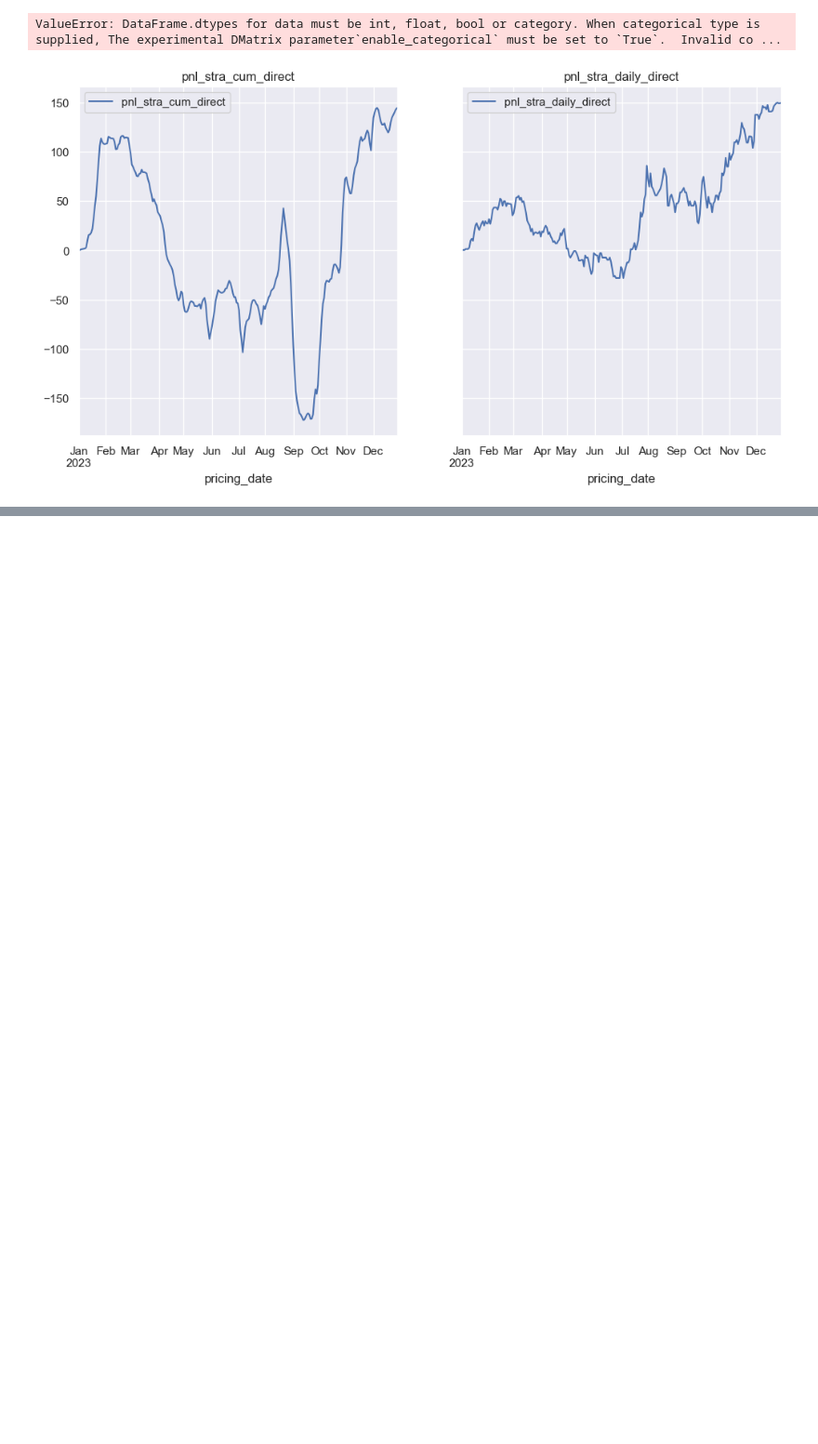
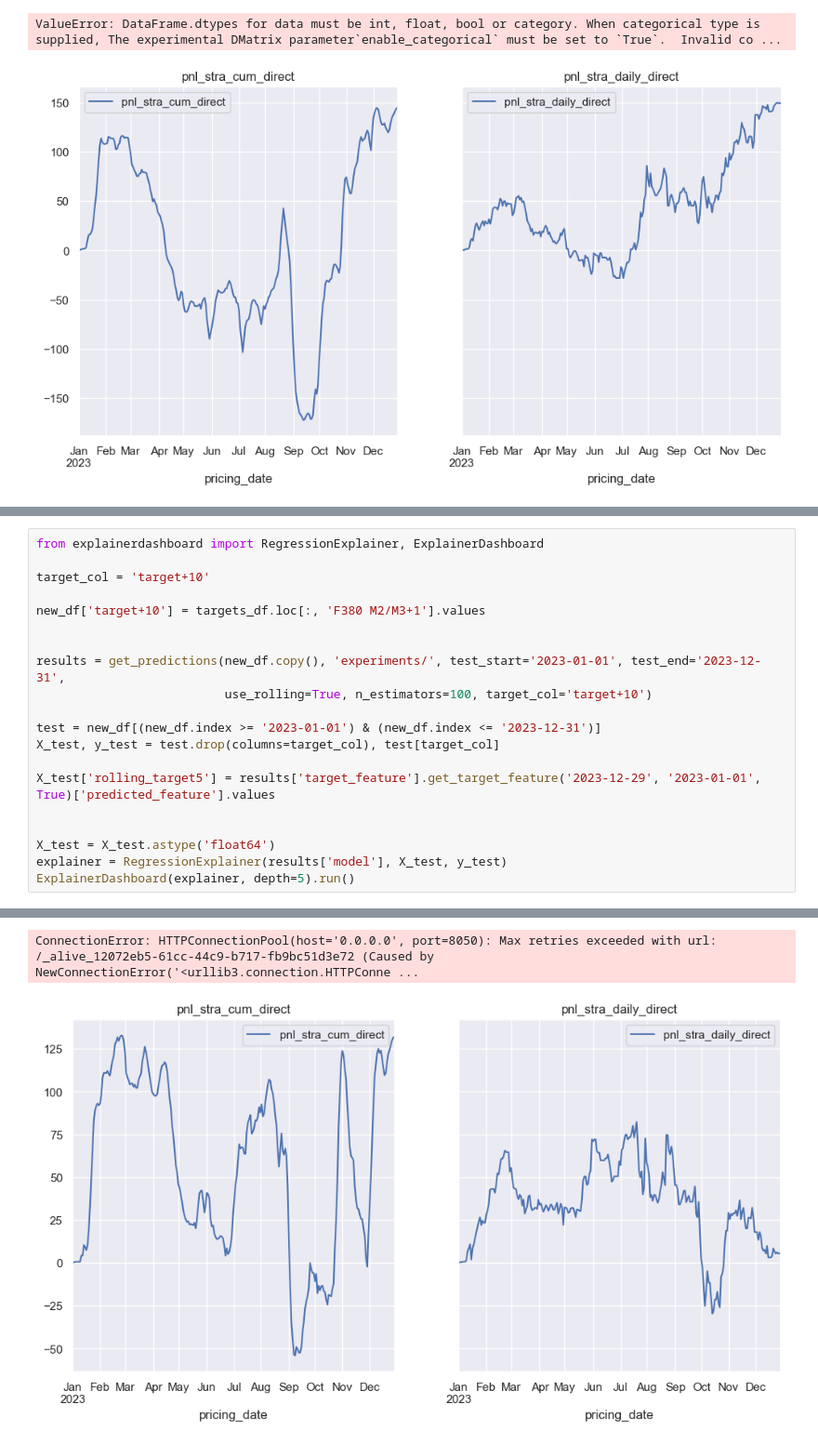
Before and after one commit to dissagaliyeva/python_pipeline_postgres, a Jupyter notebook: direct_predict_10days_shap/shap_pipeline.ipynb, the cells around one changed output, grey strips where cells are left out. Shown at 93% size. Drawn from its saved outputs; the diff is of its cells as text; blank space fills up the shorter version.

```diff
--- a/direct_predict_10days_shap/shap_pipeline.ipynb
+++ b/direct_predict_10days_shap/shap_pipeline.ipynb
@@ -635,0 +675,21 @@ ValueError: DataFrame.dtypes for data must be int, float, bool or category. When
+# %%
+from explainerdashboard import RegressionExplainer, ExplainerDashboard
+
+target_col = 'target+10'
+
+new_df['target+10'] = targets_df.loc[:, 'F380 M2/M3+1'].values
+
+
+results = get_predictions(new_df.copy(), 'experiments/', test_start='2023-01-01', test_end='2023-12-31',
+                          use_rolling=True, n_estimators=100, target_col='target+10')
+
+test = new_df[(new_df.index >= '2023-01-01') & (new_df.index <= '2023-12-31')]
+X_test, y_test = test.drop(columns=target_col), test[target_col]
+
+X_test['rolling_target5'] = results['target_feature'].get_target_feature('2023-12-29', '2023-01-01', True)['predicted_feature'].values
+
+
+X_test = X_test.astype('float64')
+explainer = RegressionExplainer(results['model'], X_test, y_test)
+ExplainerDashboard(explainer, depth=5).run()
+# %% [output]
@@ -635,0 +713,2 @@ ValueError: DataFrame.dtypes for data must be int, float, bool or category. When
+ConnectionError: HTTPConnectionPool(host='0.0.0.0', port=8050): Max retries exceeded with url: /_alive_12072eb5-61cc-44c9-b717-fb9bc51d3e72 (Caused by NewConnectionError('<urllib3.connection.HTTPConne ...
+[figure, added]
```
Also changed, not shown: parts of 3 cells of this notebook.
